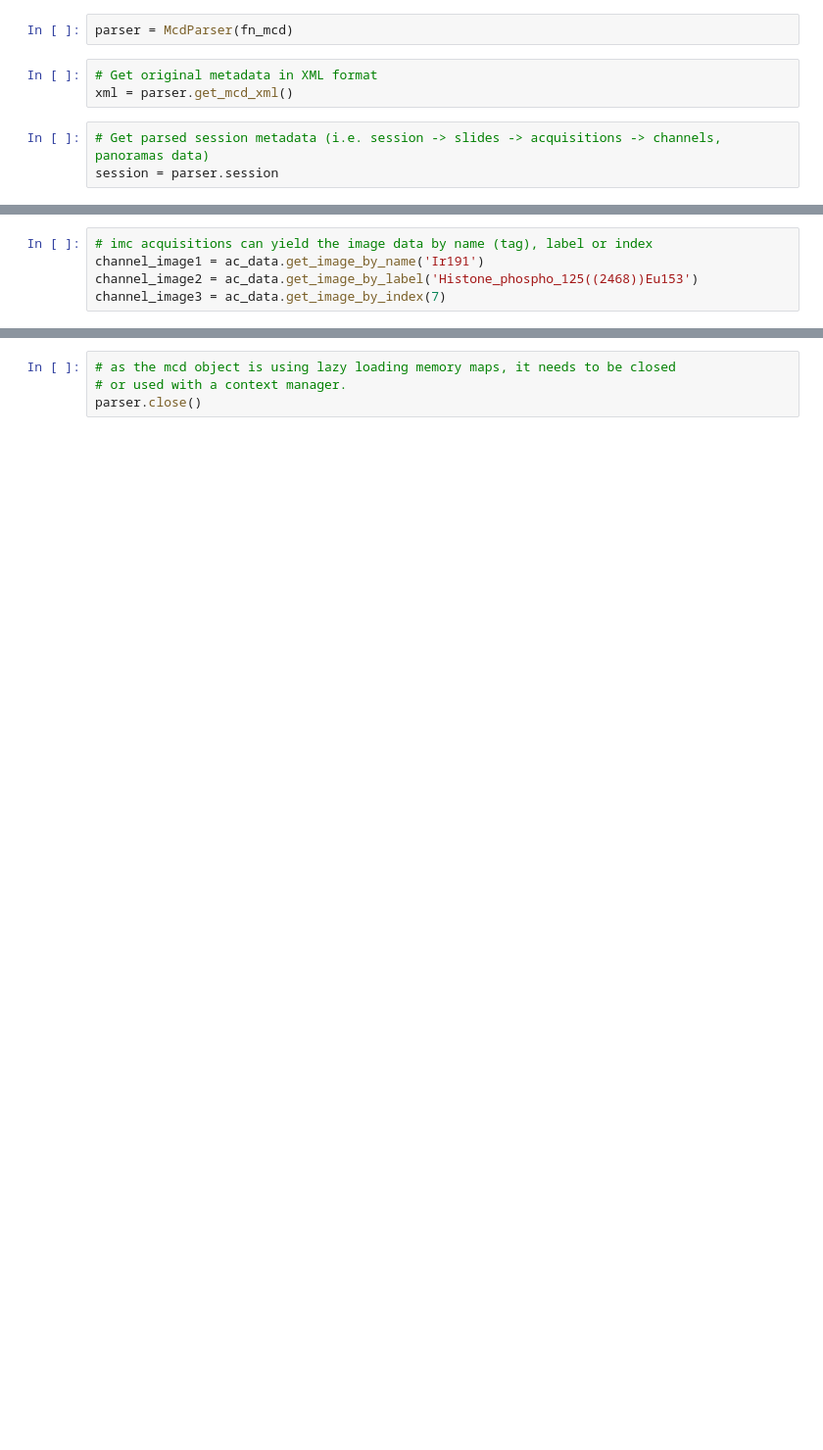
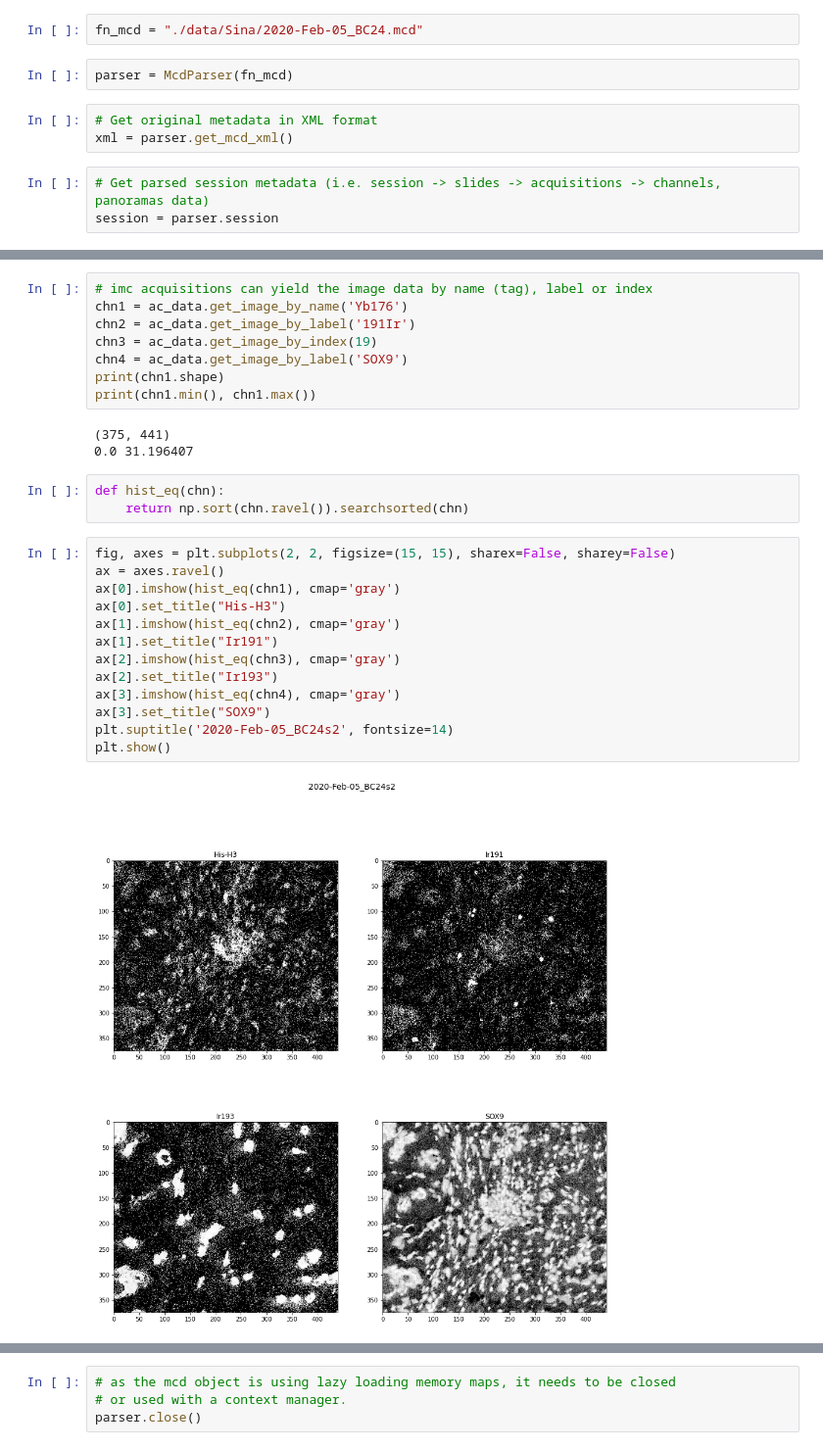
Before and after one commit to arvidl/BMED320-imaging-mass-cytometry-ml, a Jupyter notebook: notebooks/imctools/imctools-example.ipynb, the cells around one changed output, grey strips where cells are left out. Shown at 98% size. Cells and saved outputs as stored; diff of their text form; blank space fills up the shorter version.

```diff
--- a/notebooks/imctools/imctools-example.ipynb
+++ b/notebooks/imctools/imctools-example.ipynb
@@ -24,3 +34,5 @@ fn_mcd = "/home/vitoz/Data/varia/201708_instrument_comp/mcd/20170815_imccomp_zoi
+# %%
+fn_mcd = "./data/Sina/2020-Feb-05_BC24.mcd"
 # %%
 parser = McdParser(fn_mcd)
 # %%
@@ -39,7 +129,31 @@ ac_data = parser.get_acquisition_data(2)
 # %%
 # imc acquisitions can yield the image data by name (tag), label or index
-channel_image1 = ac_data.get_image_by_name('Ir191')
-channel_image2 = ac_data.get_image_by_label('Histone_phospho_125((2468))Eu153')
-channel_image3 = ac_data.get_image_by_index(7)
+chn1 = ac_data.get_image_by_name('Yb176')
+chn2 = ac_data.get_image_by_label('191Ir')
+chn3 = ac_data.get_image_by_index(19)
+chn4 = ac_data.get_image_by_label('SOX9')
+print(chn1.shape)
+print(chn1.min(), chn1.max())
+# %% [output]
+(375, 441)
+0.0 31.196407
+# %%
+def hist_eq(chn):
+    return np.sort(chn.ravel()).searchsorted(chn)
+# %%
+fig, axes = plt.subplots(2, 2, figsize=(15, 15), sharex=False, sharey=False)
+ax = axes.ravel()
+ax[0].imshow(hist_eq(chn1), cmap='gray')
+ax[0].set_title("His-H3")
+ax[1].imshow(hist_eq(chn2), cmap='gray')
+ax[1].set_title("Ir191")
+ax[2].imshow(hist_eq(chn3), cmap='gray')
+ax[2].set_title("Ir193")
+ax[3].imshow(hist_eq(chn4), cmap='gray')
+ax[3].set_title("SOX9")
+plt.suptitle('2020-Feb-05_BC24s2', fontsize=14)
+plt.show()
+# %% [output]
+[figure, added]
 # %%
 # or can be used to save OME-TIFF files
```
Also changed, not shown: parts of 13 cells of this notebook, 4 other files.
